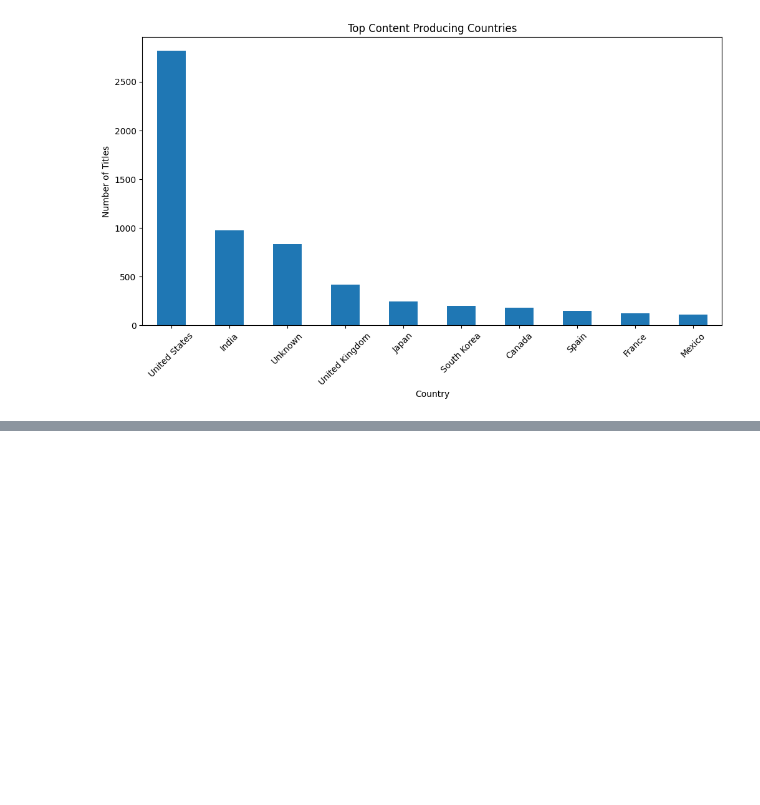
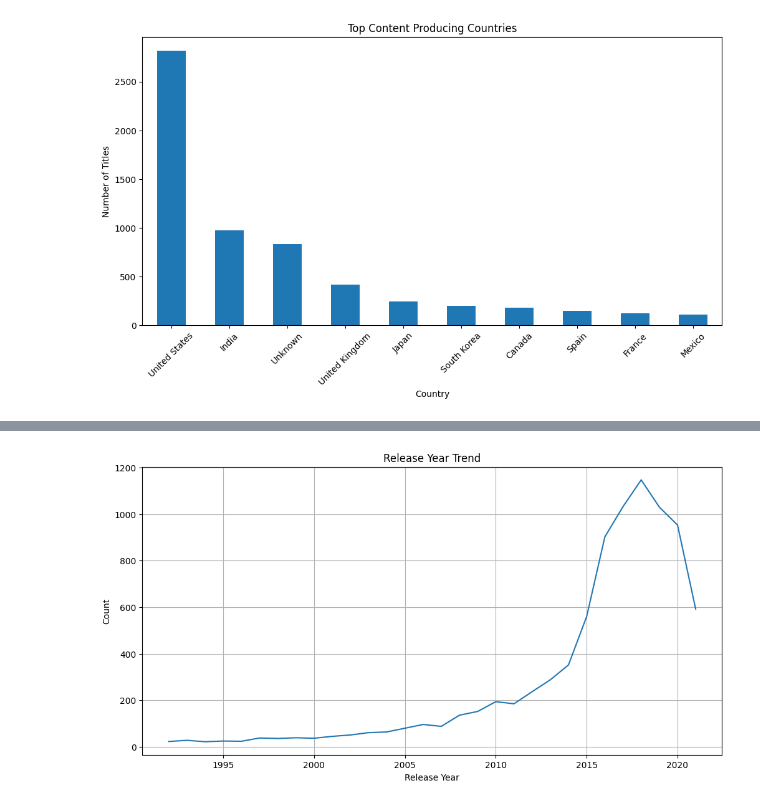
Before and after one commit to vaishya2811/Netflix-Social-Trend-Analytics, a Jupyter notebook: python_analysis/netflix_analysis.ipynb, the cells around one changed output, grey strips where cells are left out. Drawn from its saved outputs; the diff is of its cells as text; code cells hidden in the pictures; blank space fills up the shorter version.

```diff
--- a/python_analysis/netflix_analysis.ipynb
+++ b/python_analysis/netflix_analysis.ipynb
@@ -255,0 +341,16 @@ netflix_df.to_csv("../datasets/netflix_cleaned.csv", index=False)
+# %%
+plt.figure(figsize=(12,6))
+
+netflix_df['release_year'].value_counts().sort_index().tail(30).plot()
+
+plt.title('Release Year Trend')
+
+plt.xlabel('Release Year')
+
+plt.ylabel('Count')
+
+plt.grid()
+
+plt.show()
+# %% [output]
+[figure, added]
```
Also changed, not shown: parts of 7 cells of this notebook.
